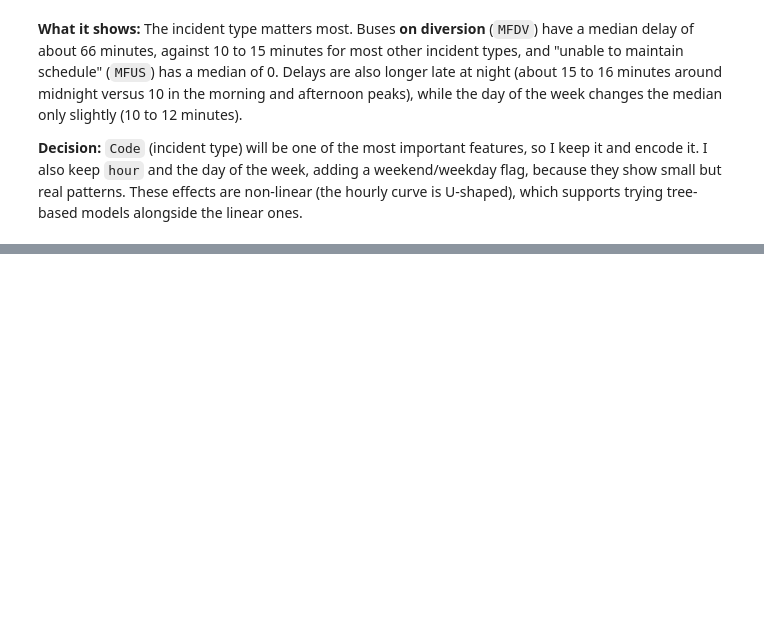
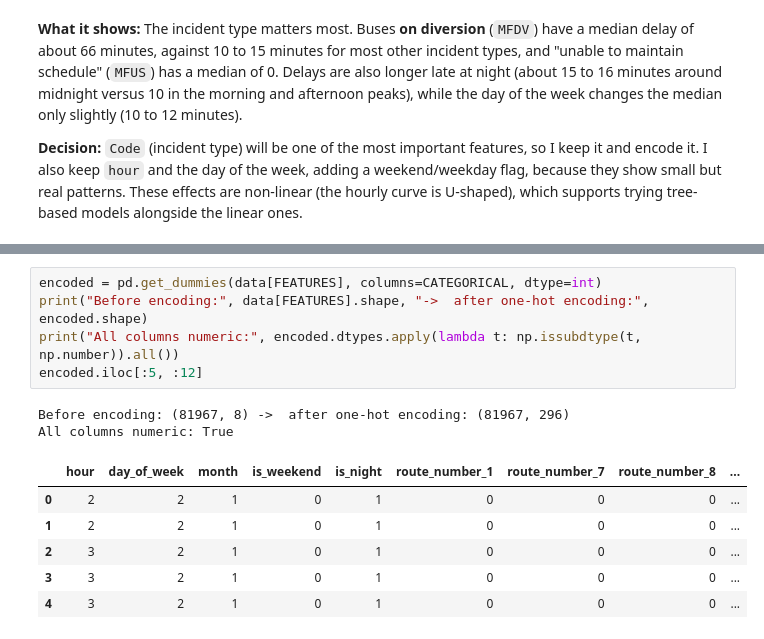
Before and after one commit to Byiringiro-saaad/linear_regression_model, a Jupyter notebook: summative/linear_regression/multivariate.ipynb, the cells around one changed output, grey strips where cells are left out. Cells and saved outputs as stored; diff of their text form; blank space fills up the shorter version.

```diff
--- a/summative/linear_regression/multivariate.ipynb
+++ b/summative/linear_regression/multivariate.ipynb
@@ -243,0 +351,14 @@ plt.show()
+# %%
+encoded = pd.get_dummies(data[FEATURES], columns=CATEGORICAL, dtype=int)
+print("Before encoding:", data[FEATURES].shape, "->  after one-hot encoding:", encoded.shape)
+print("All columns numeric:", encoded.dtypes.apply(lambda t: np.issubdtype(t, np.number)).all())
+encoded.iloc[:5, :12]
+# %% [output]
+Before encoding: (81967, 8) ->  after one-hot encoding: (81967, 296)
+All columns numeric: True
+|  | hour | day_of_week | month | is_weekend | is_night | route_number_1 | route_number_7 | route_number_8 | ... |
+| 0 | 2 | 2 | 1 | 0 | 1 | 0 | 0 | 0 | ... |
+| 1 | 2 | 2 | 1 | 0 | 1 | 0 | 0 | 0 | ... |
+| 2 | 3 | 2 | 1 | 0 | 1 | 0 | 0 | 0 | ... |
+| 3 | 3 | 2 | 1 | 0 | 1 | 0 | 0 | 0 | ... |
+| 4 | 3 | 2 | 1 | 0 | 1 | 0 | 0 | 0 | ... |
```
Also changed, not shown: parts of 10 cells of this notebook.
